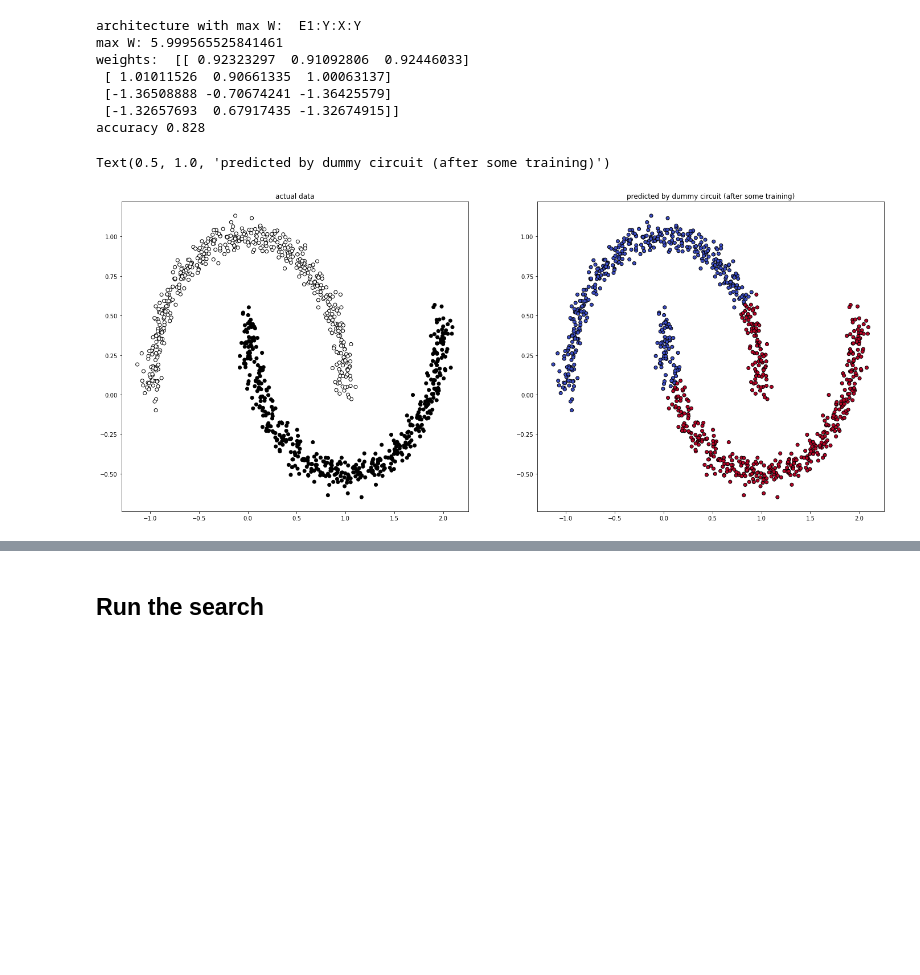
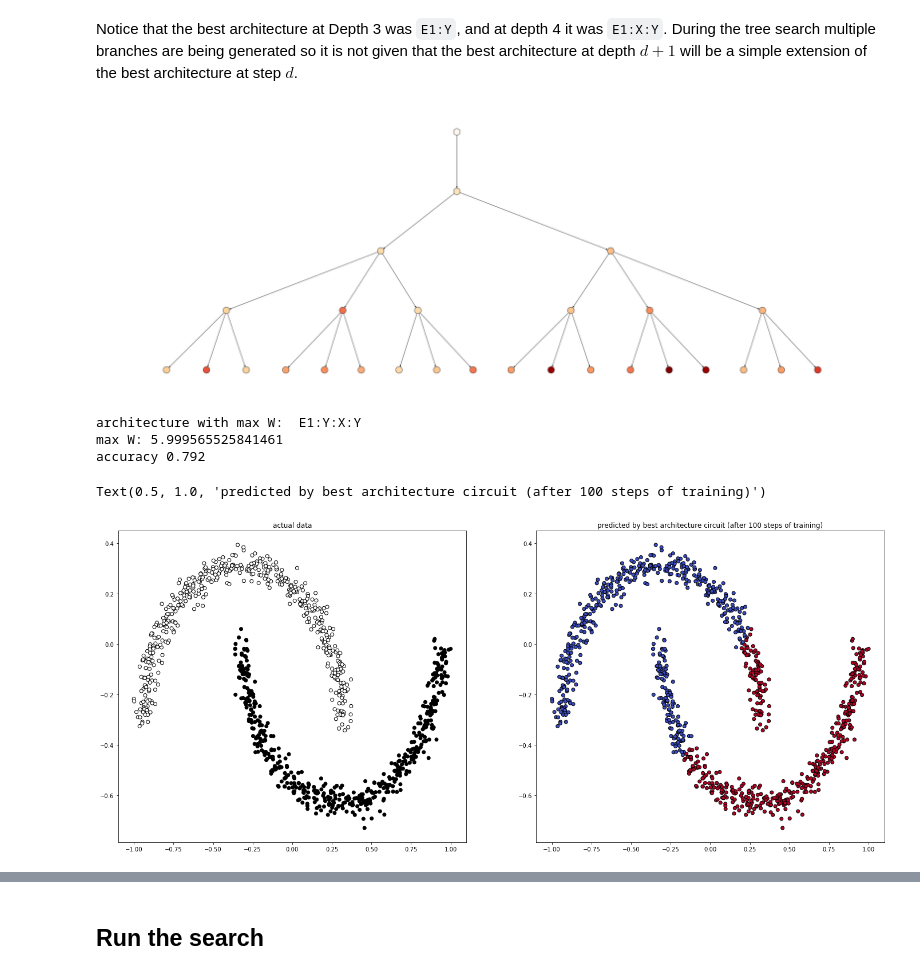
Before and after one commit to kmz4/QHACK2021, a Jupyter notebook: demos/QOSE_demo.ipynb, the cells around one changed output, grey strips where cells are left out. Drawn from its saved outputs; the diff is of its cells as text; code cells hidden in the pictures; blank space fills up the shorter version.

```diff
--- a/demos/QOSE_demo.ipynb
+++ b/demos/QOSE_demo.ipynb
@@ -352,33 +376,30 @@ Text(0.5, 1.0, 'predicted by dummy circuit (after some training)')
+# %% [markdown]
+Notice that the best architecture at Depth 3 was `E1:Y`, and at depth 4 it was `E1:X:Y`.  During the tree search multiple branches are being generated so it is not given that the best architecture at depth $d+1$ will be a simple extension of the best architecture at step $d$.
 # %%
-os.chdir('/demos/data')
-os.chdir('OHE_4Q_moons/')
 G = nx.read_gpickle('tree_depth_5.pickle')
-plot_variable_tree(G,width=48,height=18)
+plot_variable_tree(G,width=48,height=18,labels=False)
 best_arch = max(nx.get_node_attributes(G,'W').items(), key=operator.itemgetter(1))[0]
 print('architecture with max W: ',best_arch)
 print('max W:', G.nodes[best_arch]['W'])
 
-best_circuit,_,_ = temp_construct_circuit_from_leaf(best_arch,config['nqubits'],n_classes,dev,config)
+best_circuit,_,_ = build_circuit_from_leaf(best_arch,config['nqubits'],n_classes,dev,config)
 pre_trained_values = G.nodes[best_arch]['weights']
 
 ypred,ylabels,acc = train_best(best_circuit,pre_trained_values,X_train,y_train_ohe, 32, 0.05,**config)
 
 print('accuracy',acc)
 
 f, ax = plt.subplots(1,2,figsize=(24,10))
 ax[0].scatter(X_train[:, 0], X_train[:, 1], c=y_train, cmap='binary',
            edgecolors='k')
 ax[0].set_title("actual data")
 ax[1].scatter(X_train[:, 0], X_train[:, 1], c=ylabels, cmap='coolwarm',
            edgecolors='k')
-ax[1].set_title("predicted by dummy circuit (after some training)")
+ax[1].set_title("predicted by best architecture circuit (after 100 steps of training)")
 # %% [output]
+[figure, new version]
 architecture with max W:  E1:Y:X:Y
 max W: 5.999565525841461
-weights:  [[ 0.92323297  0.91092806  0.92446033]
- [ 1.01011526  0.90661335  1.00063137]
- [-1.36508888 -0.70674241 -1.36425579]
- [-1.32657693  0.67917435 -1.32674915]]
-accuracy 0.828
+accuracy 0.792
-Text(0.5, 1.0, 'predicted by dummy circuit (after some training)')
+Text(0.5, 1.0, 'predicted by best architecture circuit (after 100 steps of training)')
-[figure, old version]
+[figure, added]
```
Also changed, not shown: parts of 12 cells of this notebook.
